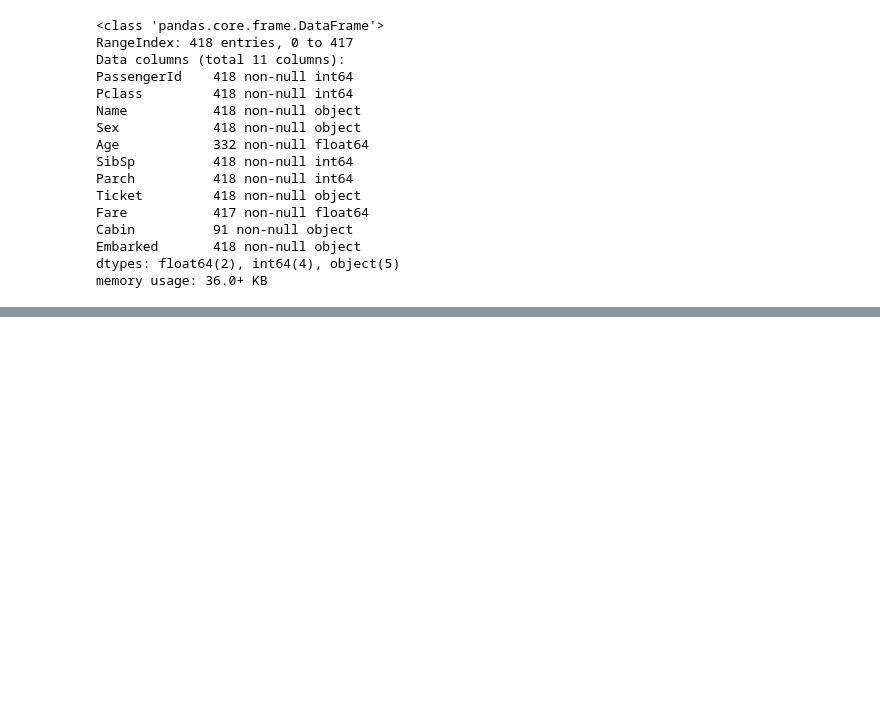
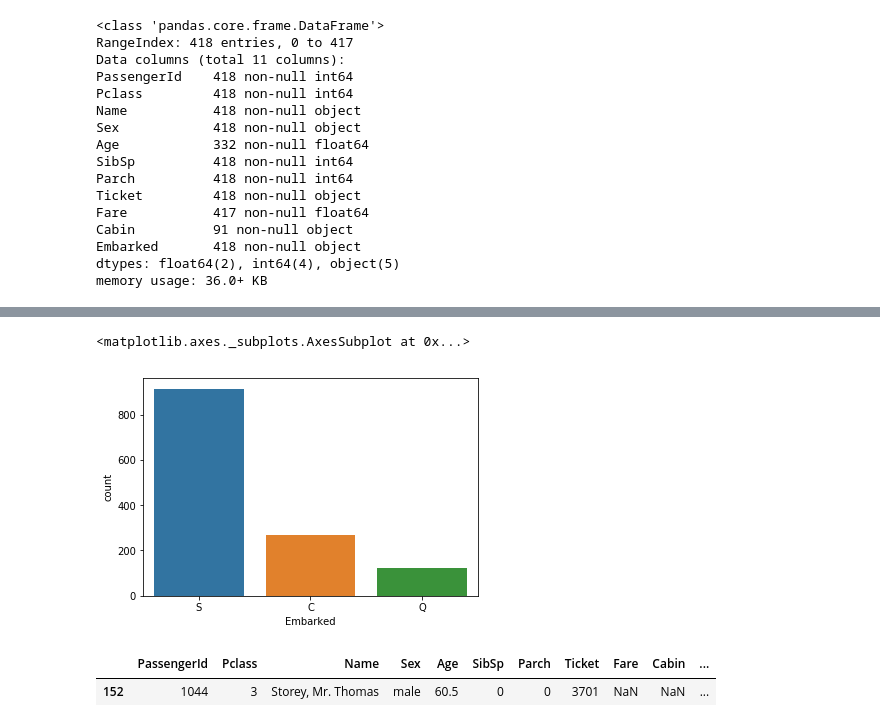
Before and after one commit to yesman89/Titanic, a Jupyter notebook: Titanic.ipynb, the cells around one changed output, grey strips where cells are left out. Cells and saved outputs as stored; diff of their text form; code cells hidden in the pictures; blank space fills up the shorter version.

```diff
--- a/Titanic.ipynb
+++ b/Titanic.ipynb
@@ -75,0 +145,5 @@ memory usage: 122.7+ KB
+# %%
+sns.countplot(x='Embarked', data=full)
+# %% [output]
+<matplotlib.axes._subplots.AxesSubplot at 0x...>
+[figure, added]
@@ -75,0 +153,6 @@ memory usage: 122.7+ KB
+# %%
+# Because there is only one null for Fare I will look into the specific line of data
+full.loc[(full['Fare'].isnull())]
+# %% [output]
+|  | PassengerId | Pclass | Name | Sex | Age | SibSp | Parch | Ticket | Fare | Cabin | ... |
+| 152 | 1044 | 3 | Storey, Mr. Thomas | male | 60.5 | 0 | 0 | 3701 | NaN | NaN | ... |
```
Also changed, not shown: parts of 13 cells of this notebook.
